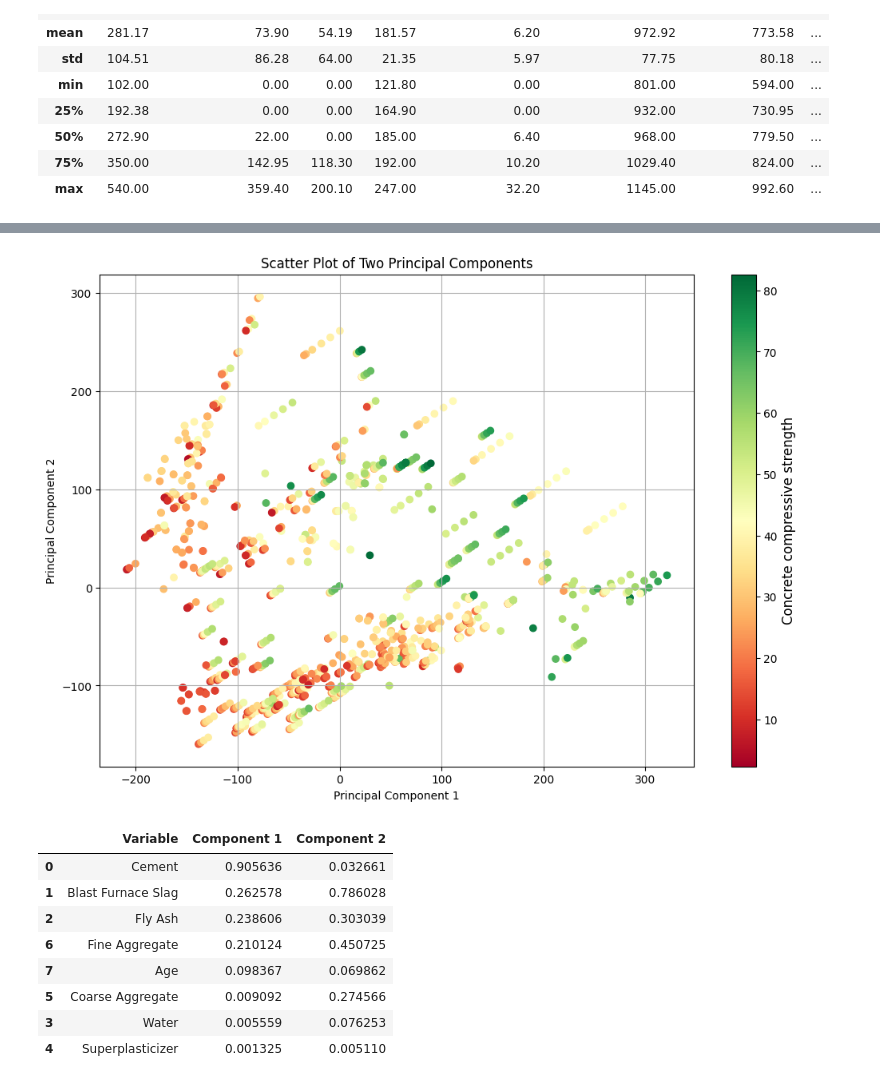
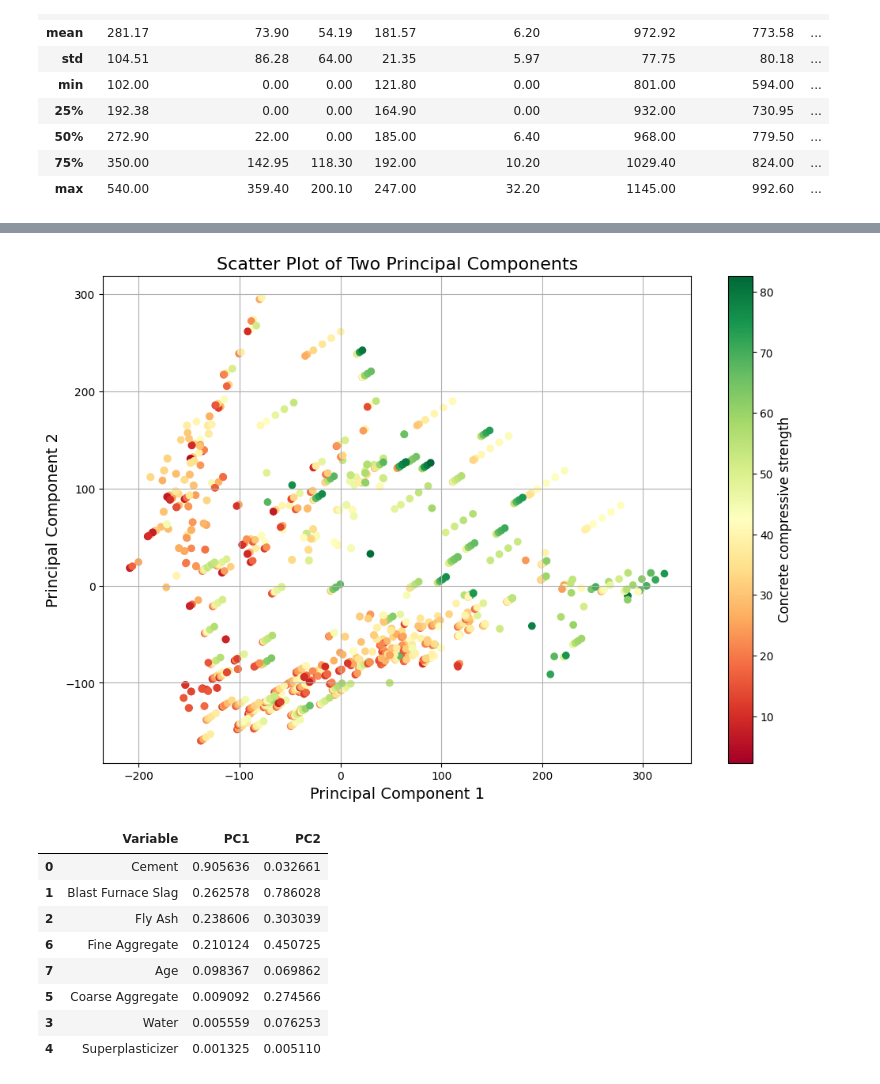
Before and after one commit to robertmackevic/mdv, a Jupyter notebook: principal-component-analysis.ipynb, the cells around one changed output, grey strips where cells are left out. Saved outputs shown, nothing was run; the diff lists cells and outputs as text; code cells hidden in the pictures.

```diff
--- a/principal-component-analysis.ipynb
+++ b/principal-component-analysis.ipynb
@@ -66,7 +93,6 @@ concrete_compressive_strength.variables
 features = concrete_compressive_strength.data.features
 targets = concrete_compressive_strength.data.targets
 dataset = pd.concat([features, targets], axis=1)
-dataset = (dataset - dataset.mean()) / dataset.std() if NORMALIZE else dataset
 dataset.describe().round(2)
 # %% [output]
 |  | Cement | Blast Furnace Slag | Fly Ash | Water | Superplasticizer | Coarse Aggregate | Fine Aggregate | ... |
@@ -107,22 +119,26 @@ Total Percentage Variance Explained by 2 Components: 57.46 %
 # %%
-x = dataset.drop(columns=[TARGET_VARIABLE])
-y = dataset[TARGET_VARIABLE]
+NORMALIZE = False
+
+_dataset = (dataset - dataset.mean()) / dataset.std() if NORMALIZE else dataset
+
+x = _dataset.drop(columns=[TARGET_VARIABLE])
+y = _dataset[TARGET_VARIABLE]
 pca = PCA(n_components=2)
 pca.fit(x)
 components = pca.transform(x)
-plot_pca(components, y)
+plot_pca(components, y, NORMALIZE)
 # %% [output]
-[figure, old version]
+[figure, new version]
 # %%
 loadings = abs(pca.components_)
 ca = pd.DataFrame({
     "Variable": pca.feature_names_in_,
-    "Component 1": loadings[0],
-    "Component 2": loadings[1]
+    "PC1": loadings[0],
+    "PC2": loadings[1]
 })
-ca.sort_values(by="Component 1", ascending=False)
+ca.sort_values(by="PC1", ascending=False)
 # %% [output]
-|  | Variable | Component 1 | Component 2 |
+|  | Variable | PC1 | PC2 |
 | 0 | Cement | 0.905636 | 0.032661 |
 | 1 | Blast Furnace Slag | 0.262578 | 0.786028 |
 | 2 | Fly Ash | 0.238606 | 0.303039 |
```
Also changed, not shown: parts of 4 cells of this notebook.
